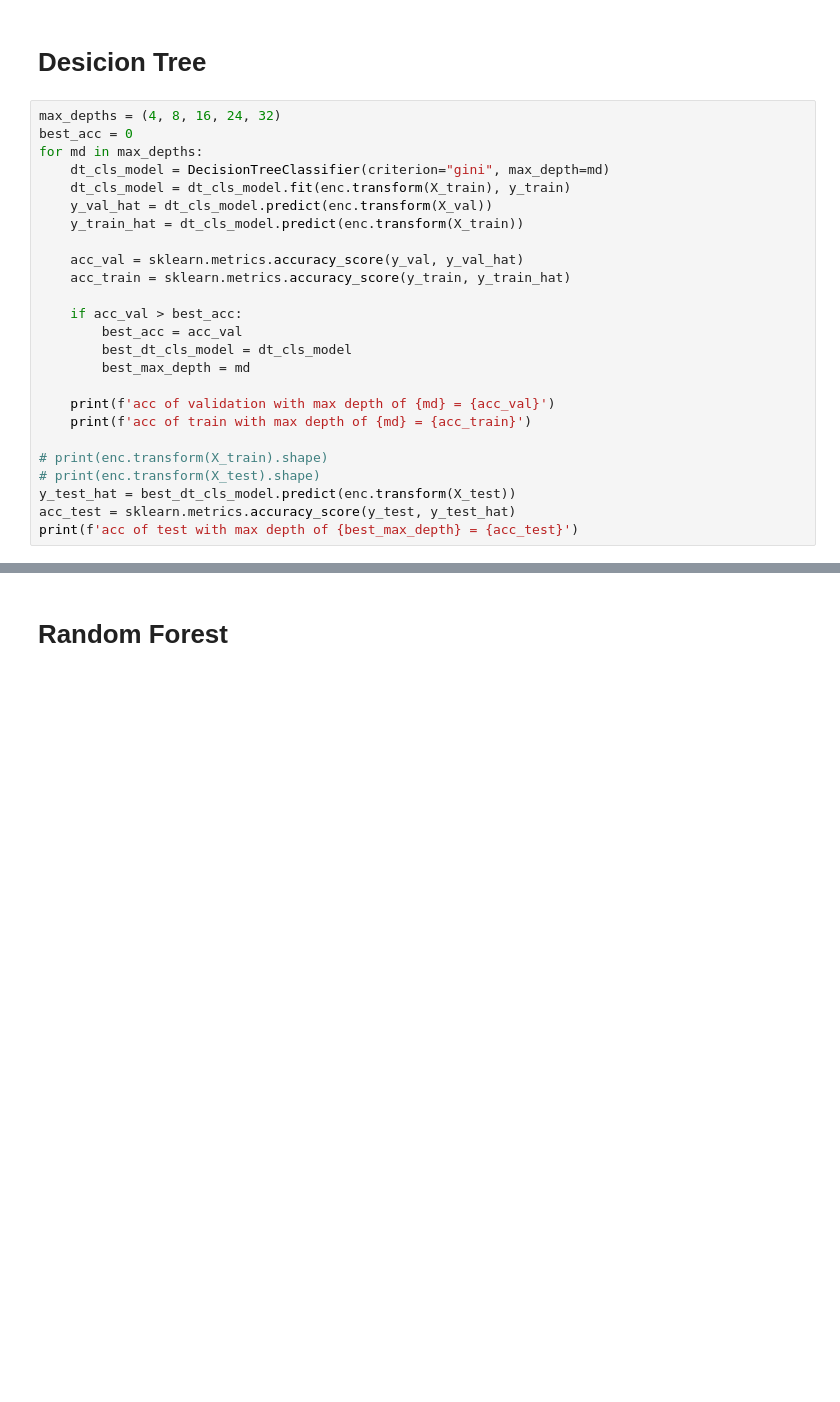
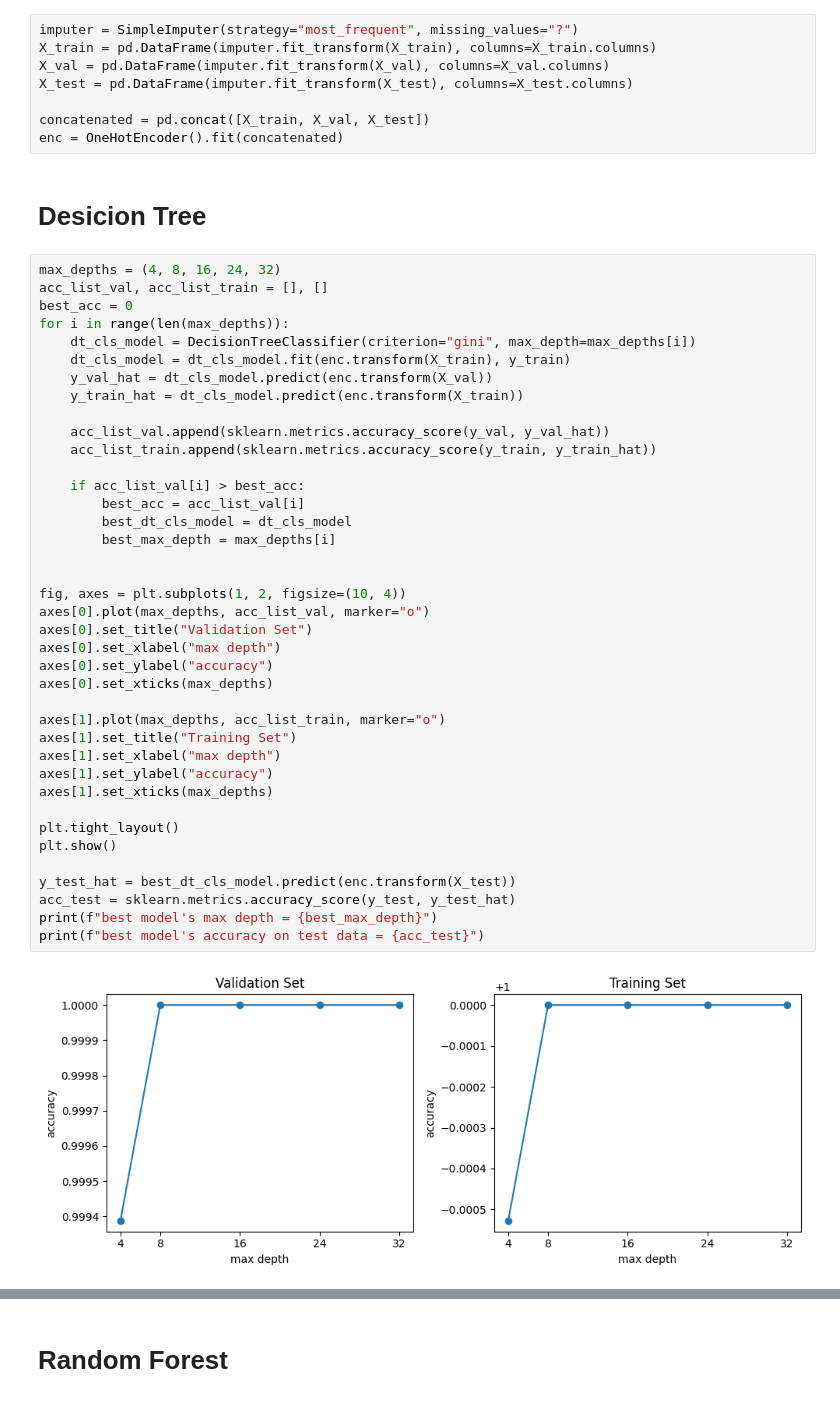
Before and after one commit to sehbeygi79/Decision-Tree, a Jupyter notebook: decision-tree.ipynb, the cells around one changed output, grey strips where cells are left out. Cells and saved outputs as stored; diff of their text form; blank space fills up the shorter version.

```diff
--- a/decision-tree.ipynb
+++ b/decision-tree.ipynb
@@ -65,28 +40,51 @@ enc.fit(concatenated)
+# %%
+imputer = SimpleImputer(strategy="most_frequent", missing_values="?")
+X_train = pd.DataFrame(imputer.fit_transform(X_train), columns=X_train.columns)
+X_val = pd.DataFrame(imputer.fit_transform(X_val), columns=X_val.columns)
+X_test = pd.DataFrame(imputer.fit_transform(X_test), columns=X_test.columns)
+
+concatenated = pd.concat([X_train, X_val, X_test])
+enc = OneHotEncoder().fit(concatenated)
 # %% [markdown]
 # Desicion Tree
 # %%
 max_depths = (4, 8, 16, 24, 32)
+acc_list_val, acc_list_train = [], []
 best_acc = 0
-for md in max_depths:
-    dt_cls_model = DecisionTreeClassifier(criterion="gini", max_depth=md)
+for i in range(len(max_depths)):
+    dt_cls_model = DecisionTreeClassifier(criterion="gini", max_depth=max_depths[i])
     dt_cls_model = dt_cls_model.fit(enc.transform(X_train), y_train)
     y_val_hat = dt_cls_model.predict(enc.transform(X_val))
     y_train_hat = dt_cls_model.predict(enc.transform(X_train))
 
-    acc_val = sklearn.metrics.accuracy_score(y_val, y_val_hat)
-    acc_train = sklearn.metrics.accuracy_score(y_train, y_train_hat)
+    acc_list_val.append(sklearn.metrics.accuracy_score(y_val, y_val_hat))
+    acc_list_train.append(sklearn.metrics.accuracy_score(y_train, y_train_hat))
 
-    if acc_val > best_acc:
-        best_acc = acc_val
+    if acc_list_val[i] > best_acc:
+        best_acc = acc_list_val[i]
         best_dt_cls_model = dt_cls_model
-        best_max_depth = md
+        best_max_depth = max_depths[i]
 
-    print(f'acc of validation with max depth of {md} = {acc_val}')
-    print(f'acc of train with max depth of {md} = {acc_train}')
 
-# print(enc.transform(X_train).shape)
-# print(enc.transform(X_test).shape)
+fig, axes = plt.subplots(1, 2, figsize=(10, 4))
+axes[0].plot(max_depths, acc_list_val, marker="o")
+axes[0].set_title("Validation Set")
+axes[0].set_xlabel("max depth")
+axes[0].set_ylabel("accuracy")
+axes[0].set_xticks(max_depths)
+
+axes[1].plot(max_depths, acc_list_train, marker="o")
+axes[1].set_title("Training Set")
+axes[1].set_xlabel("max depth")
+axes[1].set_ylabel("accuracy")
+axes[1].set_xticks(max_depths)
+
+plt.tight_layout()
+plt.show()
+
 y_test_hat = best_dt_cls_model.predict(enc.transform(X_test))
 acc_test = sklearn.metrics.accuracy_score(y_test, y_test_hat)
-print(f'acc of test with max depth of {best_max_depth} = {acc_test}')
+print(f"best model's max depth = {best_max_depth}")
+print(f"best model's accuracy on test data = {acc_test}")
 # %% [output]
+[figure, added]
```
Also changed, not shown: parts of 8 cells of this notebook.
